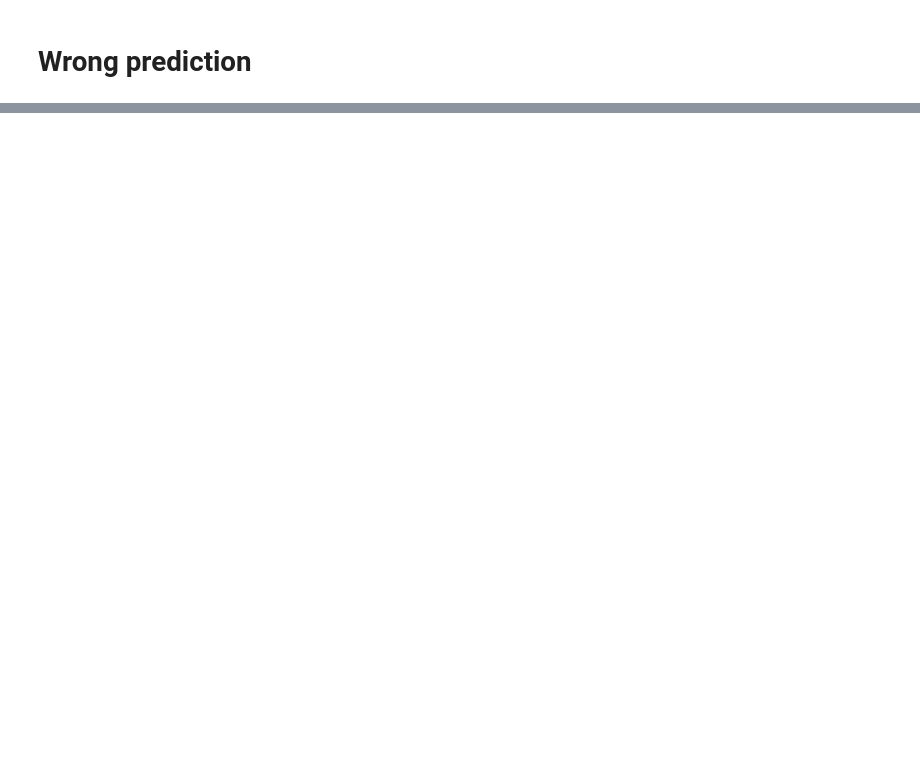
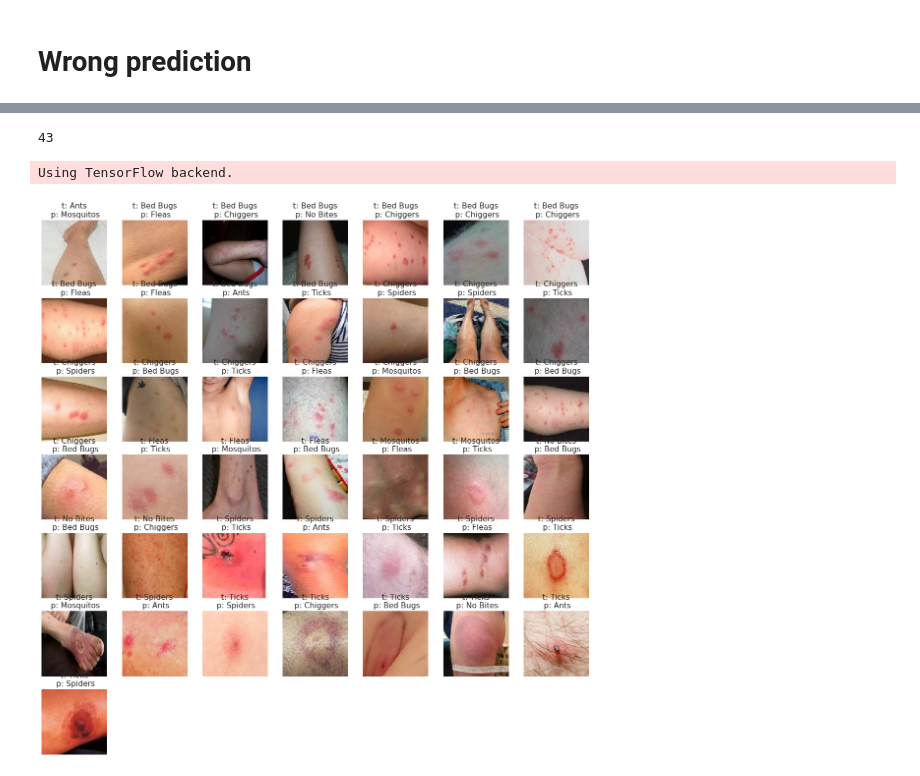
Before and after one commit to eyyeung/bugbite_ID, a Jupyter notebook: TensorFlow_Keras_LIME/Looking_at_wrong_predictions_V3.ipynb, the cells around one changed output, grey strips where cells are left out. Cells and saved outputs as stored; diff of their text form; code cells hidden in the pictures; blank space fills up the shorter version.

```diff
--- a/TensorFlow_Keras_LIME/Looking_at_wrong_predictions_V3.ipynb
+++ b/TensorFlow_Keras_LIME/Looking_at_wrong_predictions_V3.ipynb
@@ -80,0 +113,11 @@ print(confusion_matrix(y_true, y_pred))
+# %%
+# no of misclassifications
+errors = np.where(y_pred != y_true)[0]
+# the name of the files where the class. is wrong
+wrong_file = {}
+for i in errors:
+    wrong_file[i]=imagenames[i]
+# print how many wrong
+len(wrong_file)
+# %% [output]
+43
@@ -80,0 +133,29 @@ print(confusion_matrix(y_true, y_pred))
+# %%
+from keras.preprocessing import image
+import numpy as np
+import matplotlib
+from matplotlib import pyplot as plt
+import os
+
+# show a 7x 7 matrix of images from the batch
+plt.figure(figsize=(20,20))
+n=0
+
+wrong_predict = []
+for i, name in wrong_file.items():
+    img_path = os.path.join(valid_data_dir,name)
+    img = image.load_img(img_path, target_size=(150, 150))
+    img_tensor = image.img_to_array(img)
+    img_tensor = np.expand_dims(img_tensor, axis=0)
+    img_tensor /= 255.
+    ax = plt.subplot(7,7,n+1)
+    n+=1
+    plt.imshow(img_tensor[0])
+    plt.title("t: "+str(CLASS_NAMES[y_true[i]])+"\n p: "+str(CLASS_NAMES[y_pred[i]]))
+    plt.axis('off')
+    wrong_predict.append(predict[i])
+
+plt.show()
+# %% [output]
+Using TensorFlow backend.
+[figure, added]
```
Also changed, not shown: parts of 42 cells of this notebook, 29 other files.
